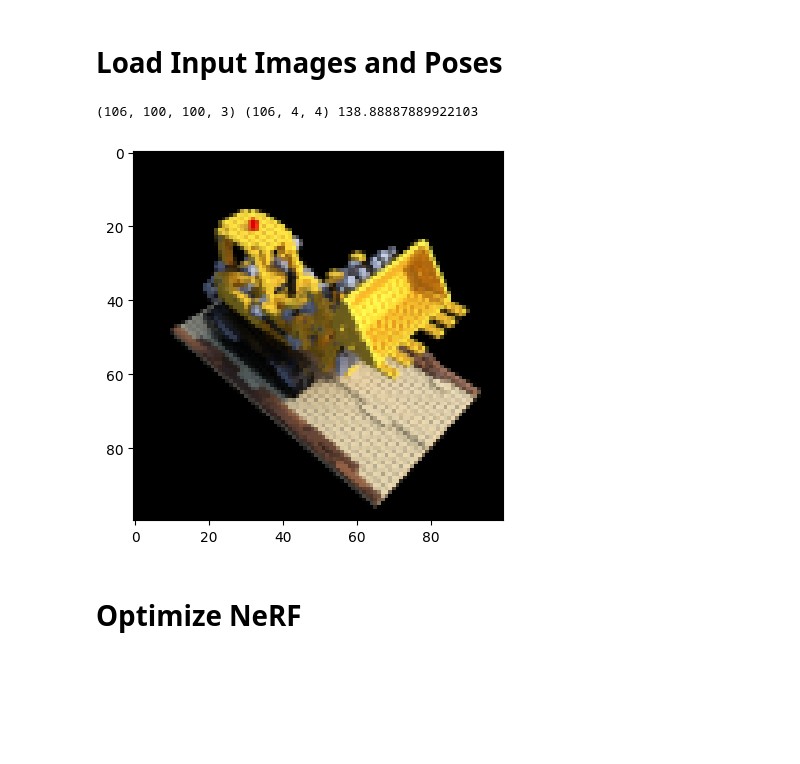
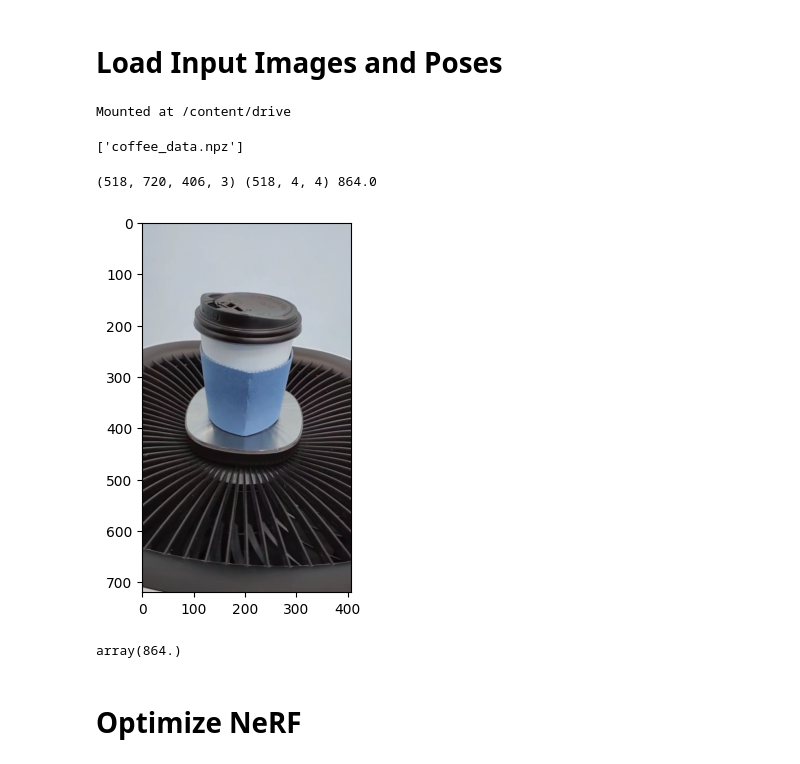
Before and after one commit to MyeongGuJo/3D-reconstruction, a Jupyter notebook: tiny_nerf.ipynb, the cells around one changed output. Cells and saved outputs as stored; diff of their text form; code cells hidden in the pictures; blank space fills up the shorter version.

Commit message:
Colab을 통해 생성됨

```diff
--- a/tiny_nerf.ipynb
+++ b/tiny_nerf.ipynb
@@ -46,22 +28,35 @@ tiny_nerf_data.npz  100%[===================>]  12.14M  45.3MB/s    in 0.3s
 # %% [markdown]
 # Load Input Images and Poses
+# %%
+from google.colab import drive
+drive.mount('/content/drive')
+# %% [output]
+Mounted at /content/drive
+# %%
+os.listdir('drive/MyDrive/nerf/')
+# %% [output]
+['coffee_data.npz']
 # %%
-data = np.load('tiny_nerf_data.npz')
-images = data['images']
+data = np.load('drive/MyDrive/nerf/coffee_data.npz')
+images = data['images'] / 255
 poses = data['poses']
 focal = data['focal']
 H, W = images.shape[1:3]
 print(images.shape, poses.shape, focal)
 
 testimg, testpose = images[101], poses[101]
 images = images[:100,...,:3]
 poses = poses[:100]
 
 plt.imshow(testimg)
 plt.show()
 # %% [output]
-(106, 100, 100, 3) (106, 4, 4) 138.88887889922103
+(518, 720, 406, 3) (518, 4, 4) 864.0
-[figure, old version]
+[figure, new version]
+# %%
+focal
+# %% [output]
+array(864.)
 # %% [markdown]
 # Optimize NeRF
 # %%
```
Also changed, not shown: parts of 5 cells of this notebook.
